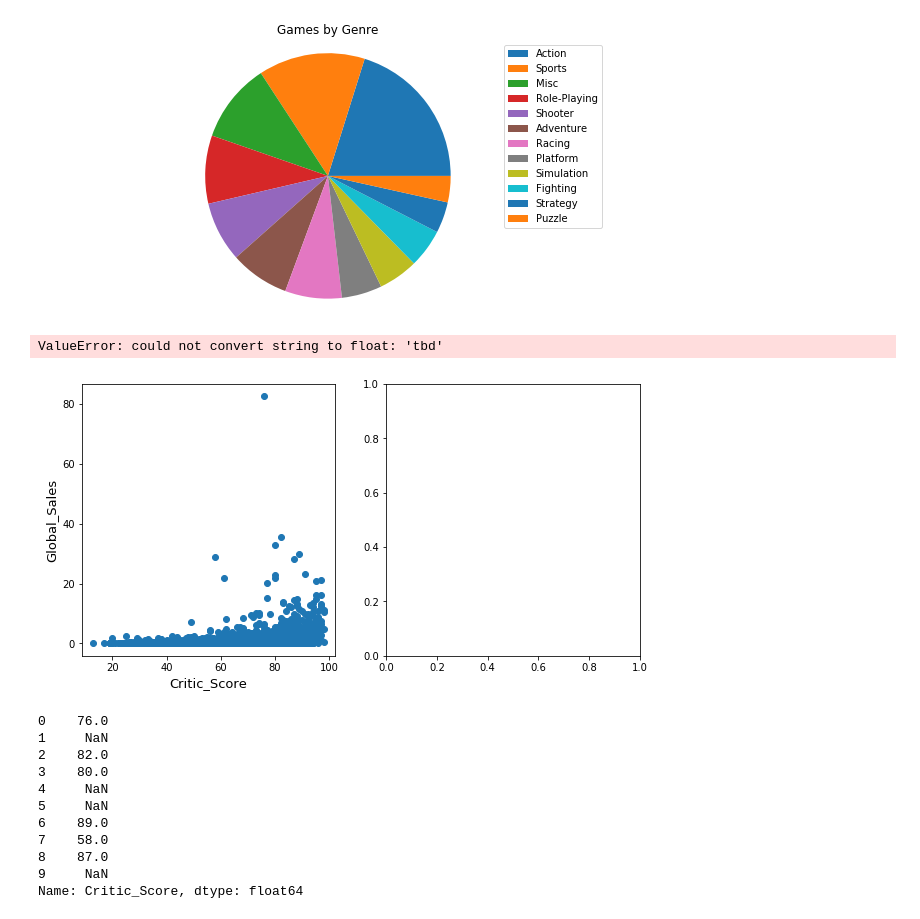
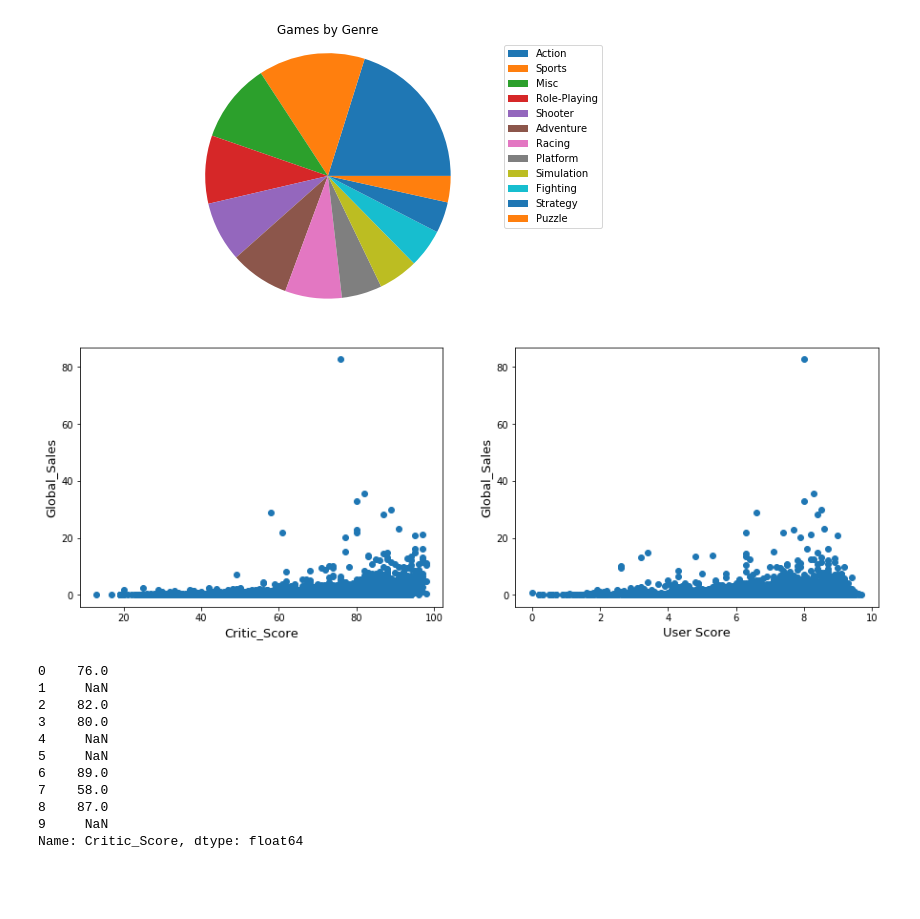
Before and after one commit to micsab/thinkful_files, a Jupyter notebook: fundamentals_capstone/Historical Video Game Sales Data.ipynb, the cells around one changed output. Cells and saved outputs as stored; diff of their text form; code cells hidden in the pictures; blank space fills up the shorter version.

```diff
--- a/fundamentals_capstone/Historical Video Game Sales Data.ipynb
+++ b/fundamentals_capstone/Historical Video Game Sales Data.ipynb
@@ -49,23 +109,22 @@ plt.legend(genre.index)
 <matplotlib.legend.Legend at 0x...>
 [figure]
 # %%
-plt.figure(figsize=(10, 5))
+plt.figure(figsize=(15, 5))
 
 plt.subplot(1, 2, 1)
 plt.scatter(x = games['Critic_Score'], y = games['Global_Sales'])
 plt.ylabel('Global_Sales', fontsize=13)
 plt.xlabel('Critic_Score', fontsize=13)
 
-
+gamefloat = games['User_Score'].replace('tbd', np.nan)
 plt.subplot(1, 2, 2)
-plt.scatter(x = games['User_Score'].astype(float), y = games['Global_Sales'])
+plt.scatter(x = gamefloat.astype(float), y = games['Global_Sales'])
 plt.ylabel('Global_Sales', fontsize=13)
-plt.xlabel('Critic_Score', fontsize=13)
+plt.xlabel('User Score', fontsize=13)
 
 plt.show()
 # %% [output]
-ValueError: could not convert string to float: 'tbd'
-[figure, old version]
+[figure, new version]
 # %%
 score = games['Critic_Score']
 score.head(10)
```
Also changed, not shown: parts of 15 cells of this notebook.
